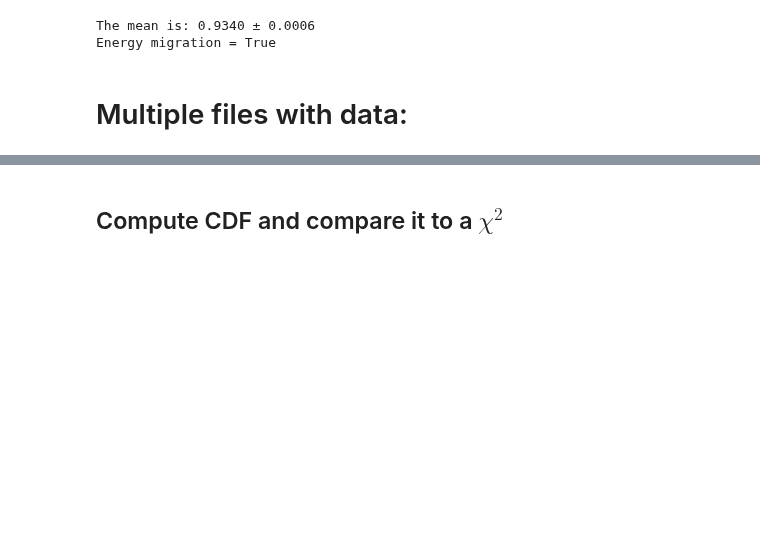
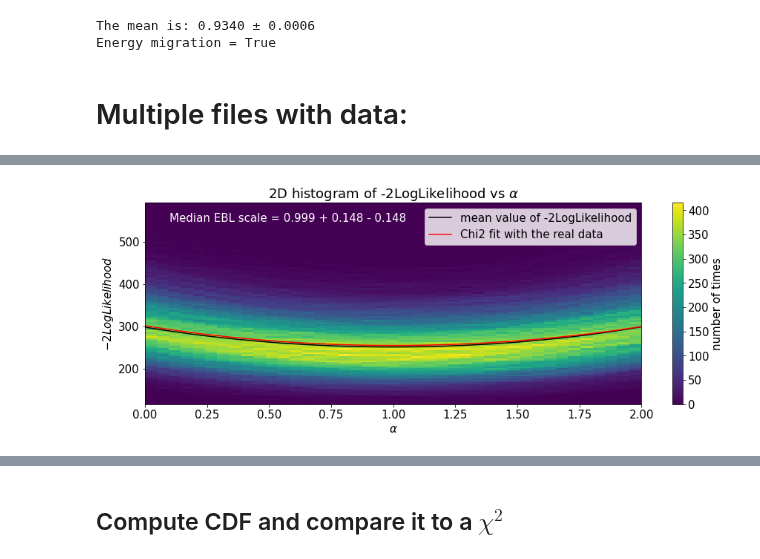
Before and after one commit to R-Grau/EBLpy, a Jupyter notebook: EBL_fit_MC_viewer.ipynb, the cells around one changed output, grey strips where cells are left out. Cells and saved outputs as stored; diff of their text form; code cells hidden in the pictures; blank space fills up the shorter version.

```diff
--- a/EBL_fit_MC_viewer.ipynb
+++ b/EBL_fit_MC_viewer.ipynb
@@ -296,0 +227,94 @@ A 98.02 % of the simulations have the true value alpha=1 inside the 3 sigma inte
+# %%
+file2 = uproot.open("Output_fitebl.root:Chi2_1ES1011_Feb2014_LP")
+magicalphas = file2.values()[0]
+magichis = file2.values()[1]
+
+mrkchis = np.array([301.81846497, 297.14531724, 292.77751997, 288.61004328, 284.70205328,
+ 281.05113075, 277.67265878, 274.50457591, 271.5872936,  268.9161648,
+ 266.48358183, 264.28797089, 262.32802254, 260.60184474, 259.10848153,
+ 257.84670426, 256.81531375, 256.01317028, 255.43941837, 255.09297092,
+ 254.9728811,  255.0785759,  255.40901344, 255.96343409, 256.74117847,
+ 257.74168916, 258.96402112, 260.40772722, 262.07211569, 263.95692045,
+ 266.06143739, 268.38543559, 270.92803361, 273.68917923, 276.66837677,
+ 279.86545196, 283.28164517, 286.97713938, 290.98141949, 295.29695238,
+ 299.93448512])
+mrkalphas = np.array([0., 0.05,  0.1,   0.15,  0.2,   0.25,  0.3,   0.35,  0.4,   0.45,  0.5,   0.55,
+  0.6,   0.65,  0.7,   0.75,  0.8,   0.85,  0.9,   0.95,  1.,    1.05,  1.1,   1.15,
+  1.2,   1.25,  1.3,   1.35,  1.4,   1.45,  1.5,   1.55,  1.6,   1.65,  1.7,   1.75,
+  1.8,   1.85,  1.9,  1.95,  2.])
+
+niter = len(chisqs_iter)
+
+alphas_iter2 = np.concatenate(alphas_iter)  #As the simulation takes long, the plot is made separately so one can change the plot without having to simulate everything again
+chisqs_iter2 = np.concatenate(chisqs_iter)
+order = np.argsort(alphas_iter[0])
+alphas = alphas_iter[0]
+
+
+fig, ax = plt.subplots()
+ax.plot(np.take_along_axis(alphas_iter[0], order, axis=0), np.take_along_axis(np.mean(chisqs_iter,0), order, axis=0), color = "black", label="mean value of -2LogLikelihood")
+h = ax.hist2d(alphas_iter2, chisqs_iter2, bins=[len(alphas_iter[0]),100], label="histogram of -2LogLikelihood values")#, norm = colors.LogNorm()
+# ax.plot(magicalphas, magichis, color = "red", label= "Chi2 fit with the real data")#from https://arxiv.org/abs/1904.00134")
+ax.plot(mrkalphas, mrkchis, color = "red", label= "Chi2 fit with the real data")
+ax.set_xlabel(r'$\alpha$')
+ax.set_ylabel(r'$-2LogLikelihood$')
+ax.legend()
+# ax.set_ylim(bottom = 0)
+# ax.axvline(x = 1)
+# ax.set_xlim(0.5,1.15)
+fig.colorbar(h[3], ax=ax, label="number of times")
+ax.set_title(r"2D histogram of -2LogLikelihood vs $\alpha$")
+
+
+interpx2 = np.arange(first_bin, last_bin, step/500)
+alphas_reord_temp = np.take_along_axis(alphas_iter[0], order, axis=0)
+sigma_1 = []
+sigma_2 = []
+sigma_3 = []
+s1 = 0
+s2 = 0
+s3 = 0
+number = np.where(np.round(interpx2, decimals = 4) == 1)
+for i in range(len(alphas_iter)):
+    chisqs_reord_temp = np.take_along_axis(chisqs_iter[i], order, axis=0)
+    f2 = interpolate.interp1d(alphas_reord_temp, chisqs_reord_temp, kind='cubic')
+    chis_new_temp = np.array(f2(interpx2))
+    sigma_1_0 = np.where(chis_new_temp <= 1 + np.min(chis_new_temp))
+    sigma_2_0 = np.where(chis_new_temp <= 4 + np.min(chis_new_temp))
+    sigma_3_0 = np.where(chis_new_temp <= 9 + np.min(chis_new_temp))
+    sigma_1.append(sigma_1_0)
+    sigma_2.append(sigma_2_0)
+    sigma_3.append(sigma_3_0)
+    if number in sigma_1_0[0]: #this number is the position of the alpha=1 inside the alhpas array
+        s1 += 1
+    if number in sigma_2_0[0]:
+        s2 += 1
+    if number in sigma_3_0[0]:
+        s3 += 1
+# print(sigma_1)
+# print(sigma_2)
+# print(sigma_3)
+# print("The median minimum is at alpha={minimum}".format(minimum = alphas[np.argmin(np.median(chisqs_iter,0))]))
+
+order = np.argsort(alphas_iter[0])
+interpx = np.arange(first_bin, last_bin, step/1000)
+alphas_reord = np.take_along_axis(np.mean(alphas_iter, 0), order, axis=0)
+chisqs_reord = np.take_along_axis(np.mean(chisqs_iter, 0), order, axis=0)
+f1 = interpolate.interp1d(alphas_reord, chisqs_reord, kind='cubic')
+chis_new = f1(interpx)
+sigma_inter_1s = np.where(chis_new <= 1 + np.min(chis_new))
+upper_bound_1s = step/1000 * np.max(sigma_inter_1s) + first_bin
+lower_bound_1s = step/1000 * np.min(sigma_inter_1s) + first_bin
+minpos = "Median EBL scale = {0} + {1} - {2}".format(np.round(interpx[np.argmin(chis_new)], decimals = 3), np.round(upper_bound_1s-interpx[np.argmin(chis_new)], decimals = 3),  np.round(interpx[np.argmin(chis_new)] - lower_bound_1s, decimals = 3))
+ax.text(x = 0.05, y = 0.95, s=minpos, ha='left', va='top', transform=ax.transAxes, color = "white")
+plt.show()
+print("A {sig} % of the simulations have the true value alpha=1 inside the 1 sigma interval around the minimum".format( sig = np.round(s1 / (niter) * 100, decimals = 3)))
+print("A {sig} % of the simulations have the true value alpha=1 inside the 2 sigma interval around the minimum".format( sig = np.round(s2 / (niter) * 100, decimals = 3)))
+print("A {sig} % of the simulations have the true value alpha=1 inside the 3 sigma interval around the minimum".format( sig = np.round(s3 / (niter) * 100, decimals = 3)))
+# print("The 1 sigma upper bound is: ", upper_bound_1s, "and the lower bound is: ", lower_bound_1s)
+# print("The median minimum is at alpha = ", np.round(interpx[np.argmin(chis_new)], decimals = 4), " + ", np.round(upper_bound_1s-interpx[np.argmin(chis_new)], decimals = 4), " - ", np.round(interpx[np.argmin(chis_new)] - lower_bound_1s, decimals = 4))
+print("{failed} of {total} itertions failed to converge".format(failed = len(files) - niter - bad, total = len(files)))
+print("\u0394" + "\u03C7" + r"^2" + " min-0 = {0}".format(np.take_along_axis(np.mean(chisqs_iter,0), order, axis=0)[0] - np.min(np.take_along_axis(np.mean(chisqs_iter,0), order, axis=0))))
+print("\u0394" + "\u03C7" + r"^2" + " min-2 = {0}".format(np.take_along_axis(np.mean(chisqs_iter,0), order, axis=0)[-1] - np.min(np.take_along_axis(np.mean(chisqs_iter,0), order, axis=0))))
+# %% [output]
+[figure, added]
```
Also changed, not shown: parts of 12 cells of this notebook, 3 other files.
